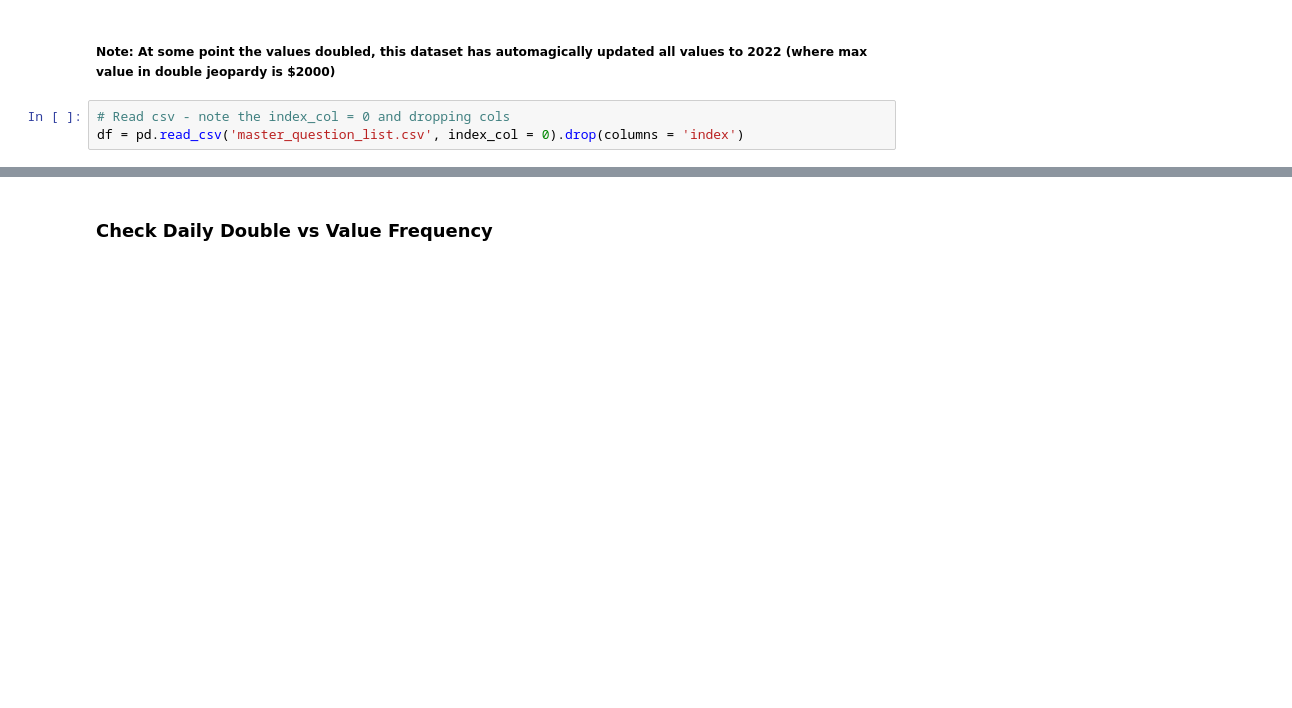
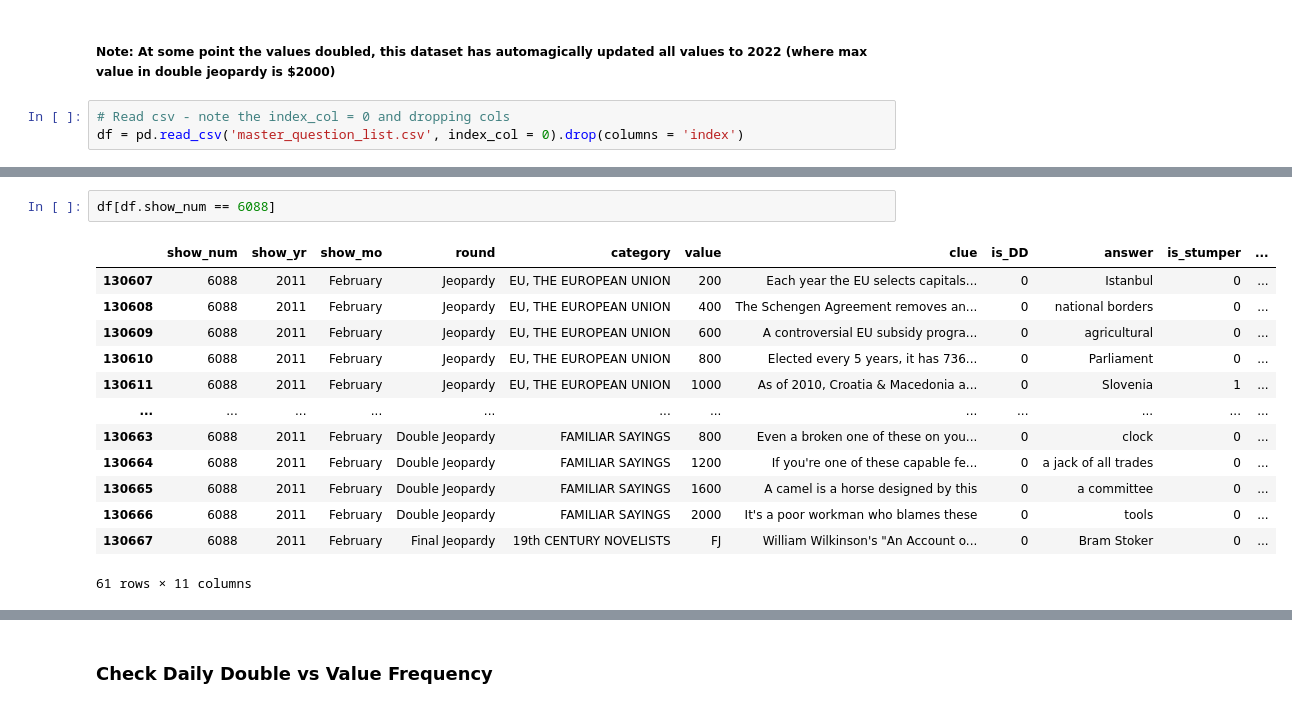
Before and after one commit to Miller-Ryan-1/jeopardizer, a Jupyter notebook: jeopardy_analysis.ipynb, the cells around one changed output, grey strips where cells are left out. Cells and saved outputs as stored; diff of their text form; blank space fills up the shorter version.

```diff
--- a/jeopardy_analysis.ipynb
+++ b/jeopardy_analysis.ipynb
@@ -47,0 +87,16 @@ memory usage: 26.1+ MB
+# %%
+df[df.show_num == 6088]
+# %% [output]
+|  | show_num | show_yr | show_mo | round | category | value | clue | is_DD | answer | is_stumper | ... |
+| 130607 | 6088 | 2011 | February | Jeopardy | EU, THE EUROPEAN UNION | 200 | Each year the EU selects capitals... | 0 | Istanbul | 0 | ... |
+| 130608 | 6088 | 2011 | February | Jeopardy | EU, THE EUROPEAN UNION | 400 | The Schengen Agreement removes an... | 0 | national borders | 0 | ... |
+| 130609 | 6088 | 2011 | February | Jeopardy | EU, THE EUROPEAN UNION | 600 | A controversial EU subsidy progra... | 0 | agricultural | 0 | ... |
+| 130610 | 6088 | 2011 | February | Jeopardy | EU, THE EUROPEAN UNION | 800 | Elected every 5 years, it has 736... | 0 | Parliament | 0 | ... |
+| 130611 | 6088 | 2011 | February | Jeopardy | EU, THE EUROPEAN UNION | 1000 | As of 2010, Croatia & Macedonia a... | 0 | Slovenia | 1 | ... |
+| ... | ... | ... | ... | ... | ... | ... | ... | ... | ... | ... | ... |
+| 130663 | 6088 | 2011 | February | Double Jeopardy | FAMILIAR SAYINGS | 800 | Even a broken one of these on you... | 0 | clock | 0 | ... |
+| 130664 | 6088 | 2011 | February | Double Jeopardy | FAMILIAR SAYINGS | 1200 | If you're one of these capable fe... | 0 | a jack of all trades | 0 | ... |
+| 130665 | 6088 | 2011 | February | Double Jeopardy | FAMILIAR SAYINGS | 1600 | A camel is a horse designed by this | 0 | a committee | 0 | ... |
+| 130666 | 6088 | 2011 | February | Double Jeopardy | FAMILIAR SAYINGS | 2000 | It's a poor workman who blames these | 0 | tools | 0 | ... |
+| 130667 | 6088 | 2011 | February | Final Jeopardy | 19th CENTURY NOVELISTS | FJ | William Wilkinson's "An Account o... | 0 | Bram Stoker | 0 | ... |
+61 rows × 11 columns
```
Also changed, not shown: parts of 24 cells of this notebook.
